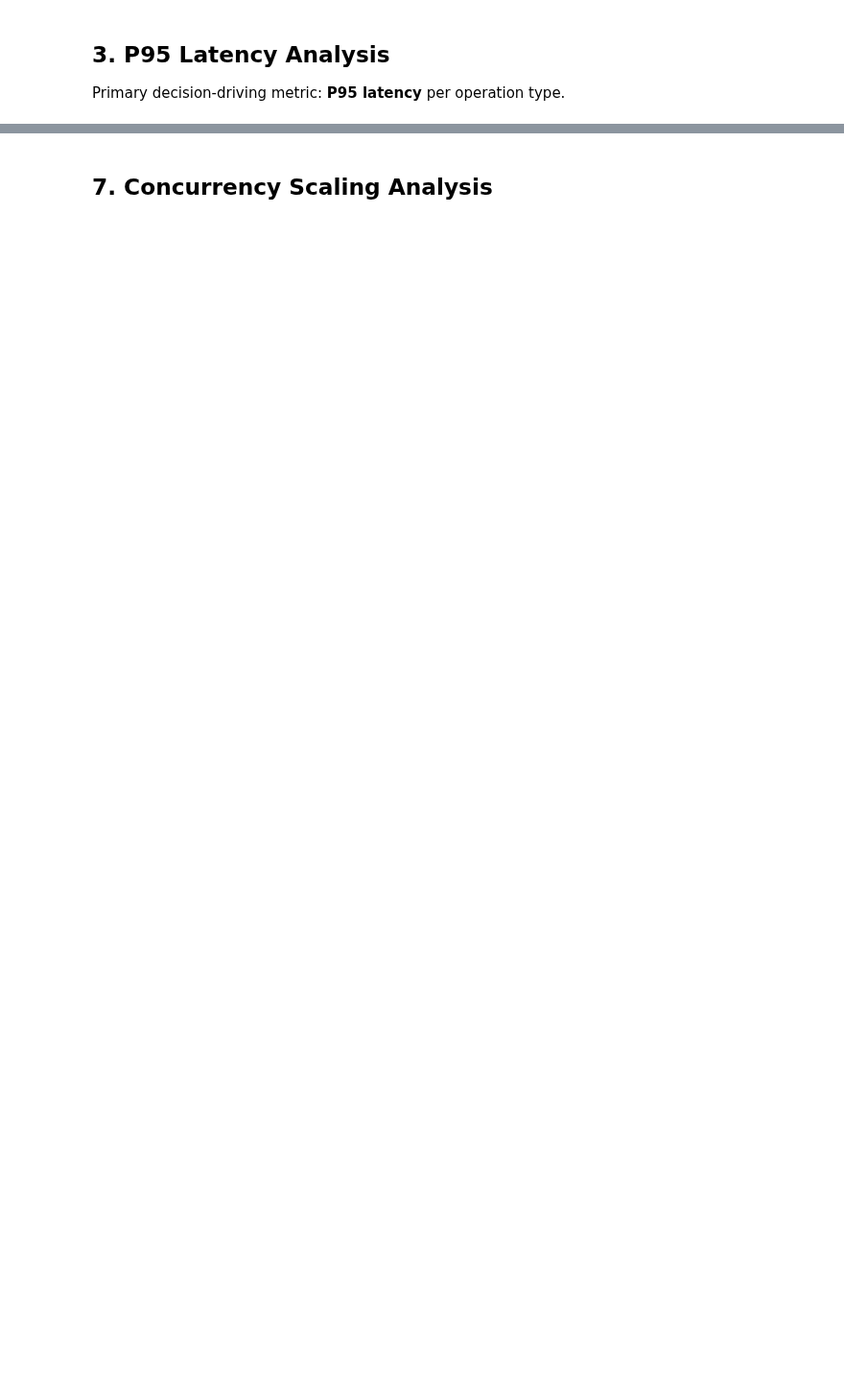
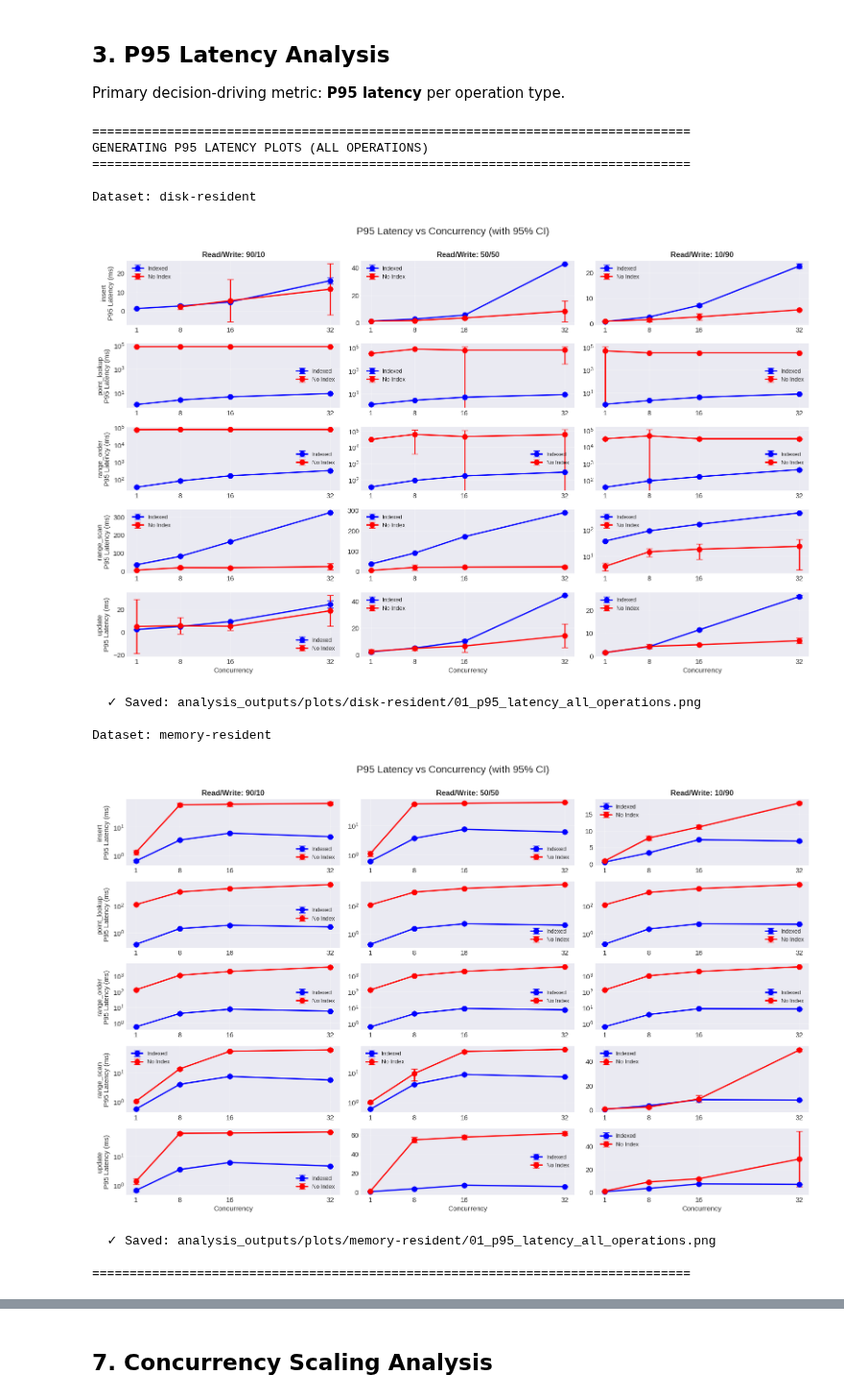
Before and after one commit to lemasc/ait-nao-docker, a Jupyter notebook: db_readwrite/analysis.ipynb, the cells around one changed output, grey strips where cells are left out. Shown at 96% size. Drawn from its saved outputs; the diff is of its cells as text; code cells hidden in the pictures; blank space fills up the shorter version.

```diff
--- a/db_readwrite/analysis.ipynb
+++ b/db_readwrite/analysis.ipynb
@@ -40,0 +61,18 @@ print(f"Plot exports will be saved to: {PLOTS_DIR.absolute()}")
+# %%
+# Analysis Configuration
+# Modify these settings to control which datasets are analyzed
+ANALYSIS_CONFIG = {
+    'datasets': ['disk-resident', 'memory-resident'],  # Default: analyze both regimes
+    'enable_comparison': True,  # Generate comparative analysis plots
+    'rounds': [1, 2, 3],  # Which rounds to include
+    'base_path': 'results'  # Base directory for results
+}
+
+print("Analysis Configuration:")
+print("="*60)
+for key, value in ANALYSIS_CONFIG.items():
+    print(f"  {key}: {value}")
+print("="*60)
+print(f"\n✓ Will analyze {len(ANALYSIS_CONFIG['datasets'])} dataset(s)")
+if ANALYSIS_CONFIG['enable_comparison'] and len(ANALYSIS_CONFIG['datasets']) > 1:
+    print(f"✓ Comparative analysis enabled")
@@ -121,7 +418,7 @@ def compute_statistics(df):
     """
     Aggregate metrics across 3 rounds with mean and 95% confidence intervals.
     """
-    group_cols = ['indexed', 'index_label', 'read_ratio', 'write_ratio', 'ratio_label',
+    group_cols = ['dataset', 'indexed', 'index_label', 'read_ratio', 'write_ratio', 'ratio_label',
                   'concurrency', 'operation', 'op_category']
 
     # Define aggregation functions separately for compatibility
@@ -243,38 +601,72 @@ def plot_p95_latency_by_ratio(stats_df, operation_filter=None, figsize=(16, 10))
                     ax.errorbar(
                         subset['concurrency'],
                         subset['p95_latency_ms_mean'],
                         yerr=subset['p95_latency_ms_ci_95'],
                         marker='o',
                         label=label,
                         color=color,
                         capsize=5,
                         linewidth=2,
                         markersize=8
                     )
 
             # Formatting
             if op_idx == 0:
                 ax.set_title(f'Read/Write: {ratio}', fontsize=12, fontweight='bold')
             if ratio_idx == 0:
                 ax.set_ylabel(f'{operation}\nP95 Latency (ms)', fontsize=11)
             if op_idx == len(operations) - 1:
                 ax.set_xlabel('Concurrency', fontsize=11)
 
             ax.set_xticks([1, 8, 16, 32])
             ax.grid(True, alpha=0.3)
             ax.legend(loc='best', fontsize=9)
 
             # Use log scale for y-axis if range is large
-            if data['p95_latency_ms_mean'].max() / data['p95_latency_ms_mean'].min() > 100:
+            if len(data) > 0 and data['p95_latency_ms_mean'].max() / data['p95_latency_ms_mean'].min() > 100:
                 ax.set_yscale('log')
 
     plt.tight_layout()
     return fig
 
-# Plot all operations
-fig = plot_p95_latency_by_ratio(stats_df)
-fig.savefig(PLOTS_DIR / '01_p95_latency_all_operations.png', dpi=PLOTS_RESOLUTION, bbox_inches='tight')
-print(f"Saved: {PLOTS_DIR / '01_p95_latency_all_operations.png'}")
-plt.show()
+
+# Generate plots for each dataset
+print("="*80)
+print("GENERATING P95 LATENCY PLOTS (ALL OPERATIONS)")
+print("="*80)
+
+for dataset_name in sorted(stats_df['dataset'].unique()):
+    print(f"\nDataset: {dataset_name}")
+
+    # Create dataset-specific directory
+    dataset_plot_dir = PLOTS_DIR / dataset_name
+    dataset_plot_dir.mkdir(parents=True, exist_ok=True)
+
+    # Filter data for this dataset
+    dataset_stats = stats_df[stats_df['dataset'] == dataset_name]
+
+    # Plot all operations
+    fig = plot_p95_latency_by_ratio(dataset_stats)
+    display(fig)
+    plot_path = dataset_plot_dir / '01_p95_latency_all_operations.png'
+    fig.savefig(plot_path, dpi=PLOTS_RESOLUTION, bbox_inches='tight')
+    print(f"  ✓ Saved: {plot_path}")
+    plt.close(fig)
+
+print("\n" + "="*80)
+# %% [output]
+================================================================================
+GENERATING P95 LATENCY PLOTS (ALL OPERATIONS)
+================================================================================
+
+Dataset: disk-resident
+[figure, added]
+  ✓ Saved: analysis_outputs/plots/disk-resident/01_p95_latency_all_operations.png
+
+Dataset: memory-resident
+[figure, added]
+  ✓ Saved: analysis_outputs/plots/memory-resident/01_p95_latency_all_operations.png
+
+================================================================================
 # %%
 # Focused view: Read operations only
```
Also changed, not shown: parts of 40 cells of this notebook.
